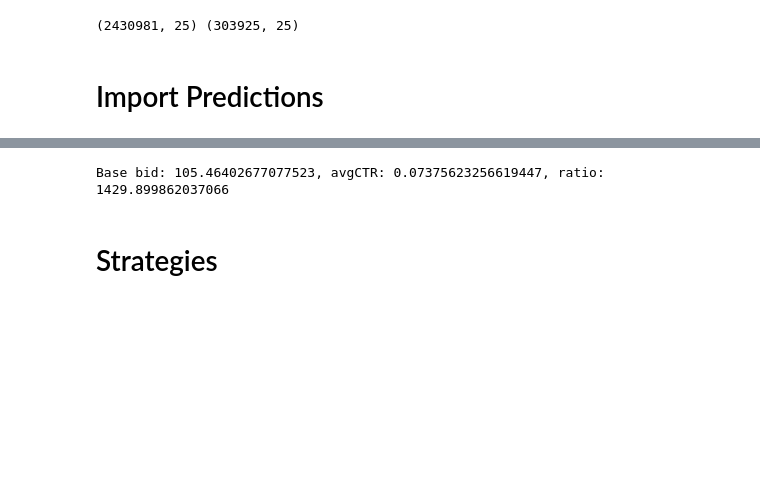
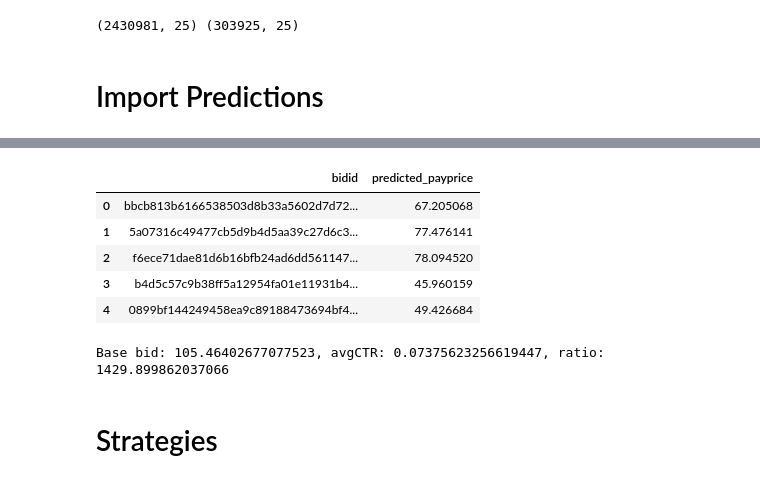
Before and after one commit to asfakianakis/COMPGW02_Web_Economics, a Jupyter notebook: Achilleas/Evaluate_On_Validation_Set.ipynb, the cells around one changed output, grey strips where cells are left out. Drawn from its saved outputs; the diff is of its cells as text; code cells hidden in the pictures; blank space fills up the shorter version.

```diff
--- a/Achilleas/Evaluate_On_Validation_Set.ipynb
+++ b/Achilleas/Evaluate_On_Validation_Set.ipynb
@@ -42,3 +53,12 @@ rf_preds.head()
+# %%
+ensemble_basebid_preds.head()
+# %% [output]
+|  | bidid | predicted_payprice |
+| 0 | bbcb813b6166538503d8b33a5602d7d72... | 67.205068 |
+| 1 | 5a07316c49477cb5d9b4d5aa39c27d6c3... | 77.476141 |
+| 2 | f6ece71dae81d6b16bfb24ad6dd561147... | 78.094520 |
+| 3 | b4d5c57c9b38ff5a12954fa01e11931b4... | 45.960159 |
+| 4 | 0899bf144249458ea9c89188473694bf4... | 49.426684 |
 # %%
 base_bid = train.loc[ train["click"] == 1, "payprice"].mean()
 avgCTR = train["click"].sum()*100/train.shape[0]
```
Also changed, not shown: parts of 6 cells of this notebook.
